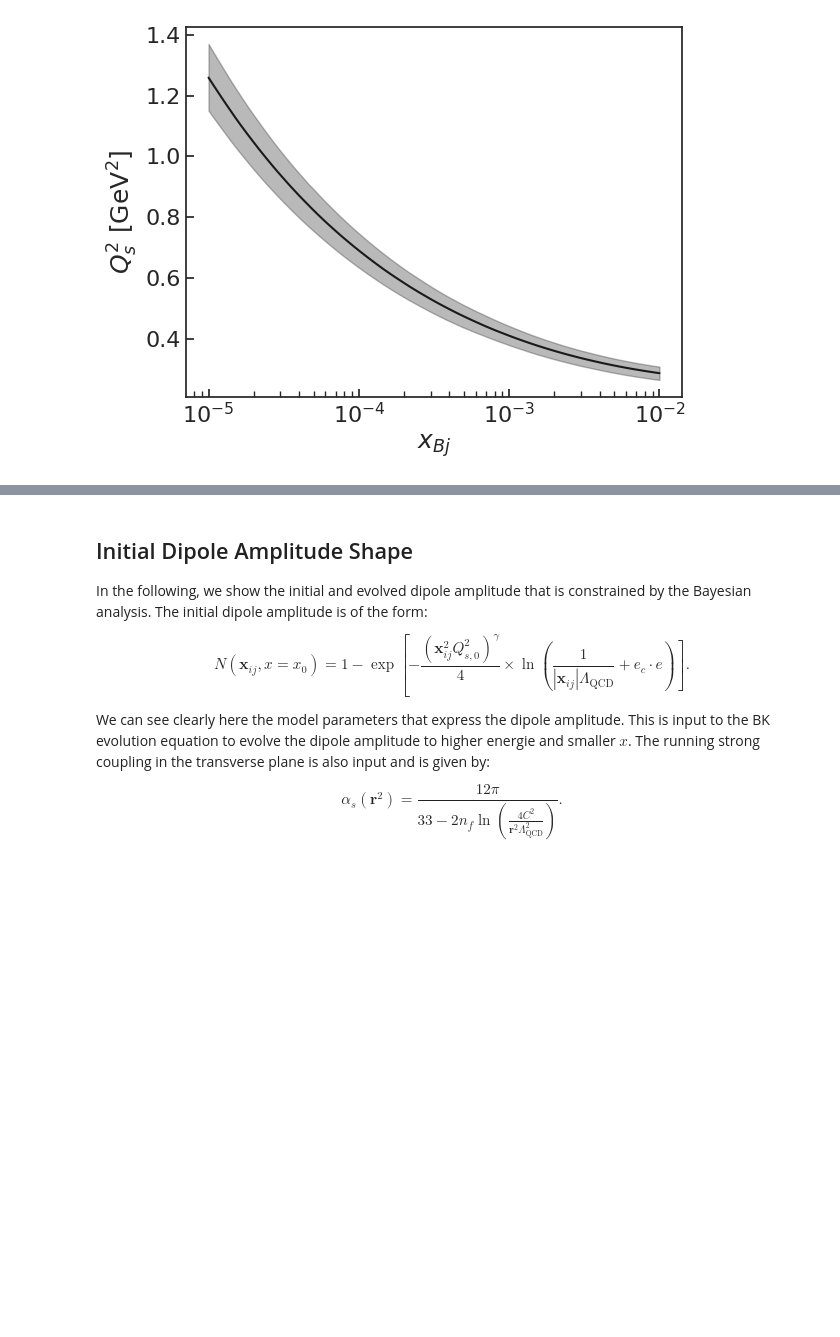
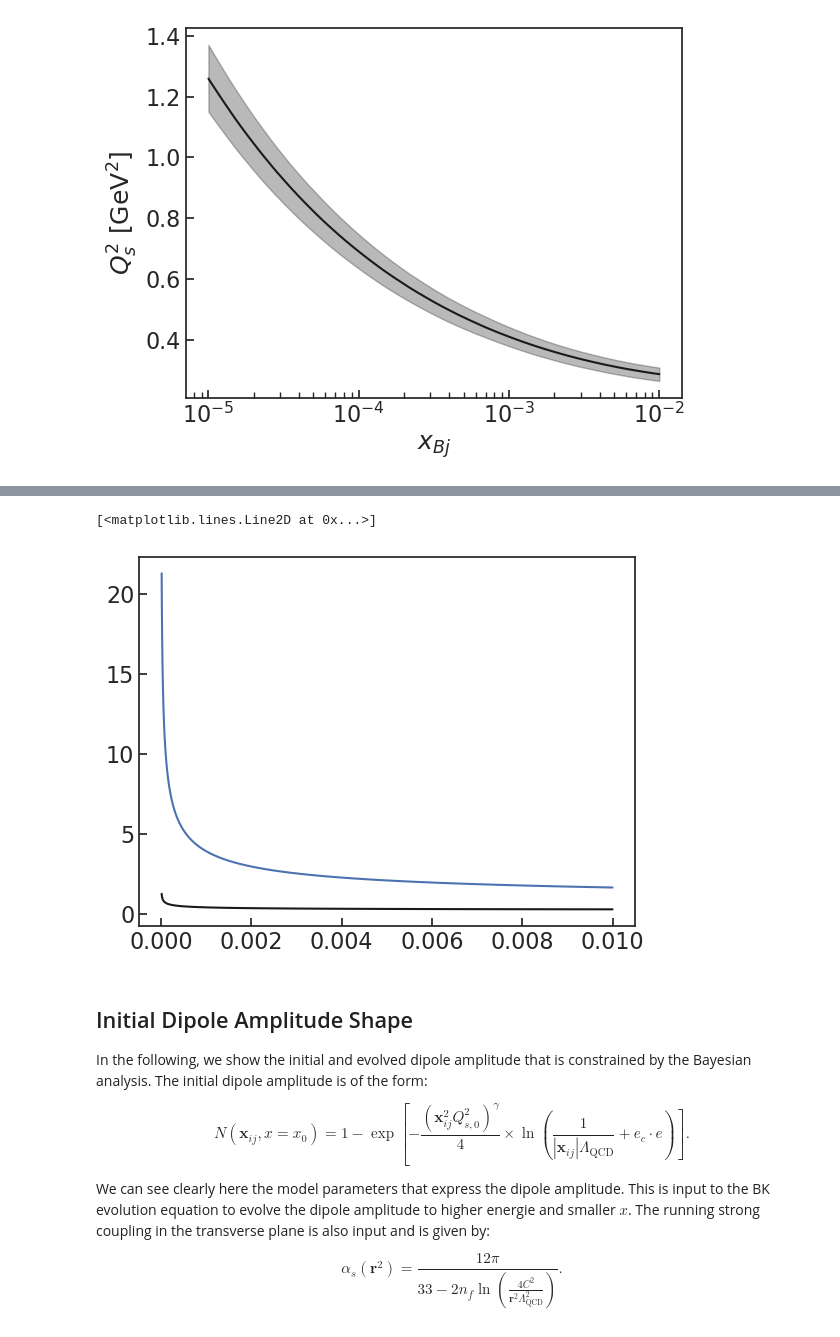
Before and after one commit to camcasuga/BayesianBK_results, a Jupyter notebook: analysis.ipynb, the cells around one changed output, grey strips where cells are left out. Drawn from its saved outputs; the diff is of its cells as text; code cells hidden in the pictures; blank space fills up the shorter version.

```diff
--- a/analysis.ipynb
+++ b/analysis.ipynb
@@ -416,3 +393,10 @@ print(lmbd)
+# %%
+xlmbd = [(1/xs[i])**(lmbd[i]) for i in range(len(xs))]
+plt.plot(xs, mean, color = 'k')
+plt.plot(xs, xlmbd)
+# %% [output]
+[<matplotlib.lines.Line2D at 0x...>]
+[figure, added]
 # %% [markdown]
 ## Initial Dipole Amplitude Shape
 
```
Also changed, not shown: parts of 15 cells of this notebook, 8 other files.
